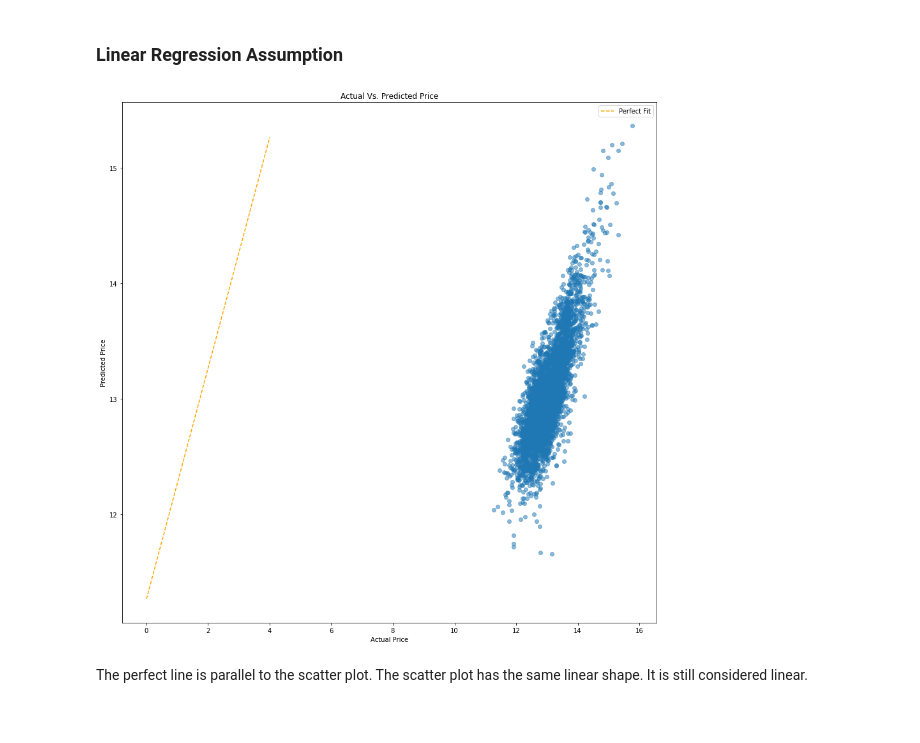
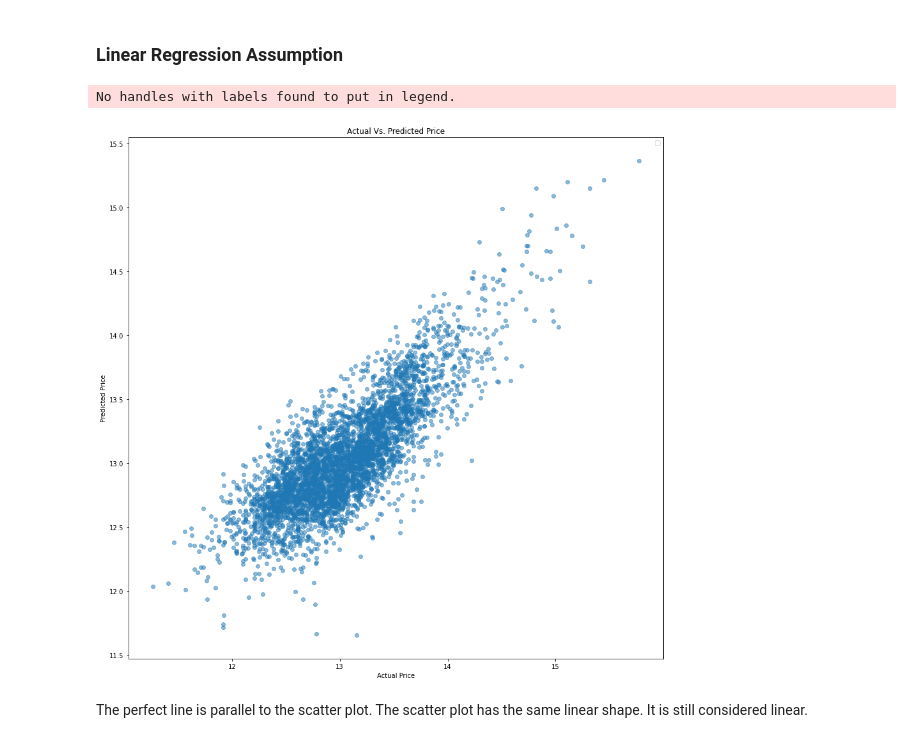
Before and after one commit to Dmvinedata/dsc-phase-2-project-v2-3, a Jupyter notebook: P2_RE_Prediction_DJ.ipynb, the cells around one changed output. Drawn from its saved outputs; the diff is of its cells as text; code cells hidden in the pictures.

```diff
--- a/P2_RE_Prediction_DJ.ipynb
+++ b/P2_RE_Prediction_DJ.ipynb
@@ -1296,18 +1322,18 @@ array([807435.97, 239940.92, 377907.52, ..., 492818.19, 492192.68,
 # %%
 fig, ax = plt.subplots(figsize = (15,15))
 
 perfect_line = np.arange(y_test_log.min(), y_test_log.max())
-ax.plot(perfect_line, linestyle="--", color="orange", label="Perfect Fit")
 ax.scatter(y_test_log, y_hat_test_fin, alpha=0.5)
 ax.set_title("Actual Vs. Predicted Price")
 ax.set_xlabel("Actual Price")
 ax.set_ylabel("Predicted Price")
 
 ax.legend();
 
 plt.savefig("images/Lin_Assump6.png", dpi=99)
 # %% [output]
+No handles with labels found to put in legend.
-[figure, old version]
+[figure, new version]
 # %% [markdown]
 The perfect line is parallel to the scatter plot. The scatter plot has the same linear shape. It is still considered linear.
 # %% [markdown]
```
Also changed, not shown: parts of 20 cells of this notebook, 9 other files.
